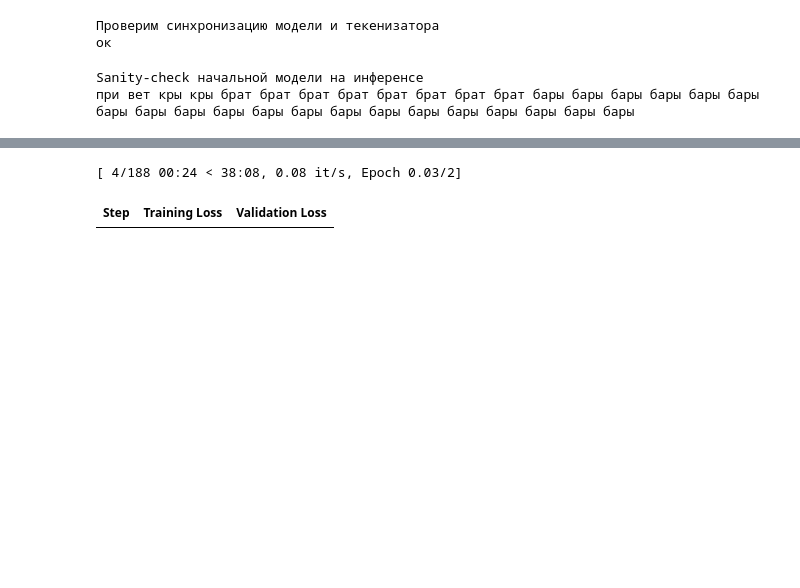
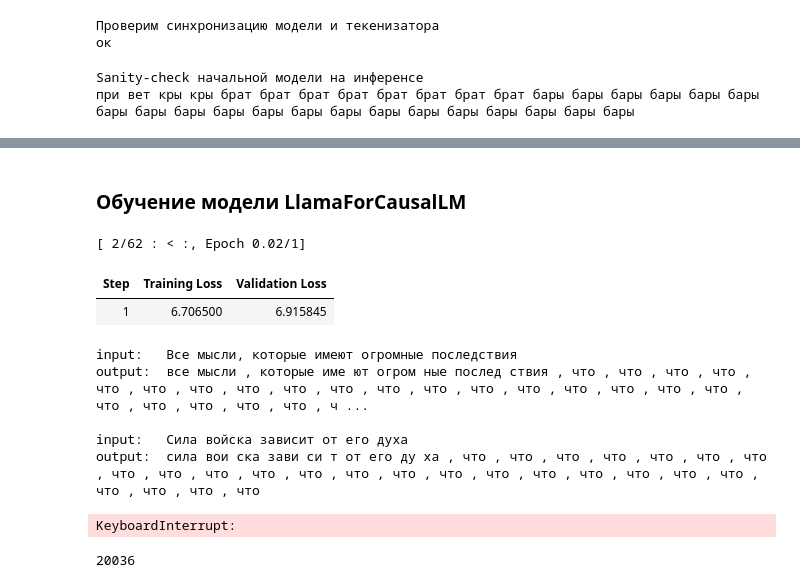
Before and after one commit to Sergeev-77/NLP_sprint_2_project, a Jupyter notebook: test.ipynb, the cells around one changed output, grey strips where cells are left out. Cells and saved outputs as stored; diff of their text form; code cells hidden in the pictures; blank space fills up the shorter version.

```diff
--- a/test.ipynb
+++ b/test.ipynb
@@ -40,14 +40,14 @@ DATA_DIR = Path("RussianNovels/corpus")
 DEVICE = "cuda" if torch.cuda.is_available() else "cpu"
 VOCAB_SIZE = 3000
 CYRILLIC_RE = re.compile(r"^[\p{IsCyrillic}\s0-9.,!?—–:;\"'()«»…\-]+$")
-BATCH_SIZE = 12
-MAX_EPOCHS = 10
+BATCH_SIZE = 2 if DEVICE=='cpu' else 8
+MAX_EPOCHS = 1
 LEARNING_RATE = 3e-4
 WEIGHT_DECAY = 0.01
 GRAD_CLIP = 1.0
 SAVE_PATH = "best_model.pt"
 
-test_prompts = [
+TEST_PROMPTS = [
     "Все мысли, которые имеют огромные последствия",
     "Сила войска зависит от его духа",
     "Мысль о том, что он принес страдания",
@@ -59,6 +59,14 @@ test_prompts = [
     "Война не любезность, а самое гадкое дело",
     "Чтобы жить честно"
 ]
+MODEL_NAME = "Qwen/Qwen2.5-0.5B"
+
+QUESTIONS = [
+    "сколько планет в нашей солнечной системе?",
+    "расскажи стих",
+    "когда собирать крыжовник?",
+    "Как быстро выучить новый язык?"
+]
 
 print(f"{DEVICE=}")
 # %% [output]
@@ -481,0 +415,2 @@ KeyboardInterrupt:
+# %% [markdown]
+### Обучение модели LlamaForCausalLM
@@ -482,49 +447,47 @@ KeyboardInterrupt:
 # %%
-from transformers import Trainer, TrainingArguments
+# обучение модели
 
-split_dataset = dataset.train_test_split(test_size=0.1)
-
+split_dataset = dataset.select(range(2000)).train_test_split(test_size=0.01)
 train_dataset = split_dataset['train']
 val_dataset = split_dataset['test']
 
 training_args = TrainingArguments(
     output_dir="./checkpoints",
-    num_train_epochs=2,
+    num_train_epochs=MAX_EPOCHS,
     learning_rate=LEARNING_RATE,
-
     per_device_train_batch_size=BATCH_SIZE,
     per_device_eval_batch_size=BATCH_SIZE,
     gradient_accumulation_steps=16,  # 16 × 8 = 128
     weight_decay=WEIGHT_DECAY,
     eval_strategy="steps",
     save_strategy="no",
-    eval_steps=10,
-    logging_steps=11,
+    eval_steps=1 if DEVICE=='cpu' else 100,
+    logging_steps=1 if DEVICE=='cpu' else 100,
     fp16=True,
     report_to="none"
 )
 
 trainer = Trainer(
     model=model,
     args=training_args,
     train_dataset=train_dataset,
     eval_dataset=val_dataset,
-    tokenizer=tokenizer,
-    # callbacks=[
-    #     PromptValidationCallback(
-    #         tokenizer=tokenizer,
-    #         prompts=[
-    #             "Translate to English: Привет мир",
-    #             "Solve: 2 + 2 = ?"
-    #         ],
-    #         expected_outputs=[
-    #             "Hello world",
-    #             "4"
-    #         ]
-    #     )
-    # ]
+    tokenizer=hf_tokenizer,
+    callbacks=[
+        PromptCallback(
+            tokenizer=hf_tokenizer,
+            prompts=TEST_PROMPTS[:2]
+        )
+    ]
 )
 trainer.train()
 # %% [output]
-[ 4/188 00:24 < 38:08, 0.08 it/s, Epoch 0.03/2]
+[ 2/62 : < :, Epoch 0.02/1]
 | Step | Training Loss | Validation Loss |
+| 1 | 6.706500 | 6.915845 |
+input:   Все мысли, которые имеют огромные последствия
+output:  все мысли , которые име ют огром ные послед ствия , что , что , что , что , что , что , что , что , что , что , что , что , что , что , что , что , что , что , что , что , что , что , что , ч ...
+
+input:   Сила войска зависит от его духа
+output:  сила вои ска зави си т от его ду ха , что , что , что , что , что , что , что , что , что , что , что , что , что , что , что , что , что , что , что , что , что , что , что , что , что
+KeyboardInterrupt:
@@ -532,0 +594,4 @@ gc_collect()
+# %%
+len(dataset)
+# %% [output]
+20036
```
Also changed, not shown: parts of 11 cells of this notebook.
